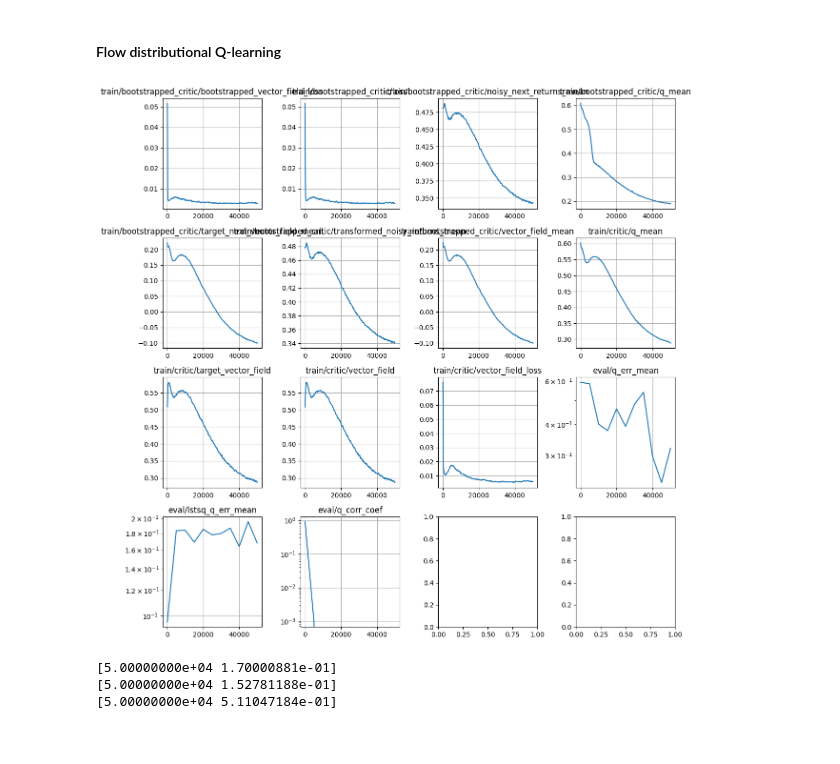
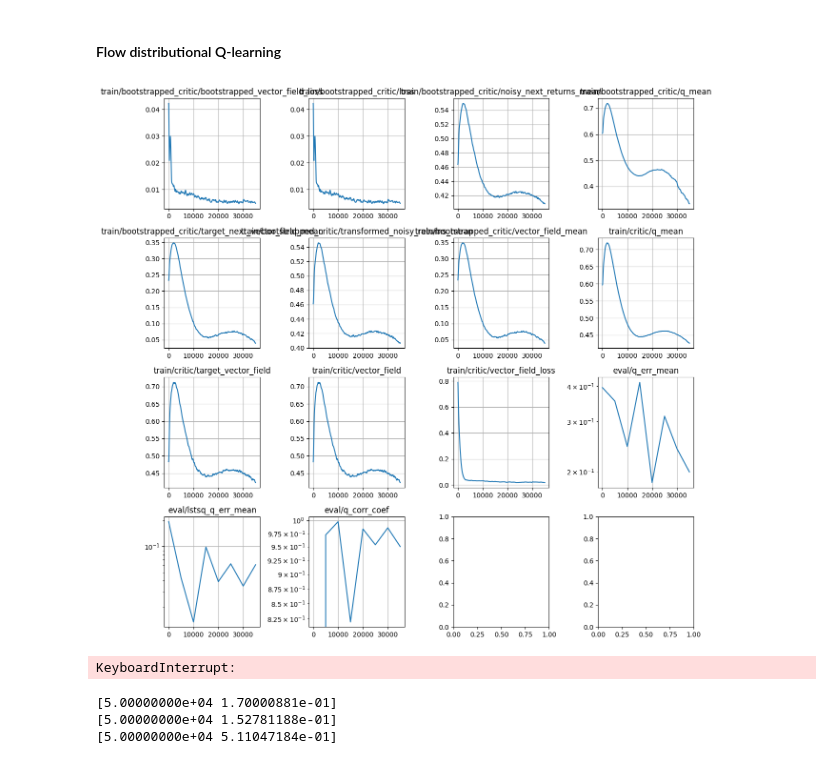
Before and after one commit to chongyi-zheng/ogbench, a Jupyter notebook: notebooks/2025_07_03_RiverSwim_sarsa.ipynb, the cells around one changed output. Drawn from its saved outputs; the diff is of its cells as text; code cells hidden in the pictures.

```diff
--- a/notebooks/2025_07_03_RiverSwim_sarsa.ipynb
+++ b/notebooks/2025_07_03_RiverSwim_sarsa.ipynb
@@ -618,8 +618,8 @@ def fm_loss_fn(params, target_params, batch, rng):
   # )
 
   times = jax.random.uniform(time_rng, (batch_size, 1))
-  # rng, noise_rng = jax.random.split(rng)
-  # noises = jax.random.normal(noise_rng, (batch_size, 1))
+  rng, noise_rng = jax.random.split(rng)
+  noises = jax.random.normal(noise_rng, (batch_size, 1))
   noisy_returns = times * returns + (1.0 - times) * noises
   target_vector_field = returns - noises
 
@@ -651,11 +651,11 @@ def bootstrapped_loss_fn(params, target_params, batch, rng):
   noisy_next_returns = compute_flow_returns(
     target_params, noises, batch['next_observations'], next_actions, end_times=times)
   transformed_noisy_returns = jnp.expand_dims(batch['rewards'], axis=-1) + discount * noisy_next_returns
-  transformed_noisy_returns = jnp.clip(
-    transformed_noisy_returns,
-    min_reward / (1.0 - discount),
-    max_reward / (1.0 - discount),
-  )
+  # transformed_noisy_returns = jnp.clip(
+  #   transformed_noisy_returns,
+  #   min_reward / (1.0 - discount),
+  #   max_reward / (1.0 - discount),
+  # )
 
   vector_field = bootstrapped_critic_vf.apply(
     params, transformed_noisy_returns, times, batch['observations'], batch['actions'])
@@ -721,8 +721,8 @@ def bootstrapped_loss_fn(params, target_params, batch, rng):
   return loss, info
 
 # optimizer = splus(learning_rate=5e-4 * 512 * 2)
-critic_optimizer = optax.adam(learning_rate=1e-3)
-bootstrapped_critic_optimizer = optax.adam(learning_rate=1e-3)
+critic_optimizer = optax.adam(learning_rate=3e-4)
+bootstrapped_critic_optimizer = optax.adam(learning_rate=3e-4)
 critic_opt_state = critic_optimizer.init(critic_vf_params)
 bootstrapped_critic_opt_state = bootstrapped_critic_optimizer.init(bootstrapped_critic_vf_params)
 critic_grad_fn = jax.value_and_grad(fm_loss_fn, has_aux=True)
@@ -794,34 +794,35 @@ metrics = defaultdict(list)
 for i in tqdm.trange(1, num_iterations + 1):
   key, train_key = jax.random.split(key)
   batch = sample_batch(batch_size)
 
   (critic_vf_params, target_critic_vf_params, bootstrapped_critic_vf_params,
    critic_opt_state, bootstrapped_critic_opt_state,
    info) = update_fn(
     critic_vf_params, target_critic_vf_params, bootstrapped_critic_vf_params,
     critic_opt_state, bootstrapped_critic_opt_state, batch, train_key
   )
 
   for k, v in info.items():
     metrics['train/' + k].append(
       np.array([i, v])
     )
 
   if i == 1 or i % eval_interval == 0:
     key, eval_key = jax.random.split(key)
     eval_info = evaluate_fn(critic_vf_params, eval_key)
     for k, v in eval_info.items():
       metrics['eval/' + k].append(
         np.array([i, v])
       )
 
   if i == 1 or i % log_interval == 0:
     plot_metrics(metrics, logyscale_stats=['eval/q_err_mean', 'eval/lstsq_q_err_mean', 'eval/q_corr_coef'])
     display.clear_output(wait=True)
     plt.tight_layout()
     plt.show()
 # %% [output]
-[figure, old version]
+[figure, new version]
+KeyboardInterrupt:
 # %%
 # lam = 0.01
 fdql_metrics = metrics
```
Also changed, not shown: 1 other file.
